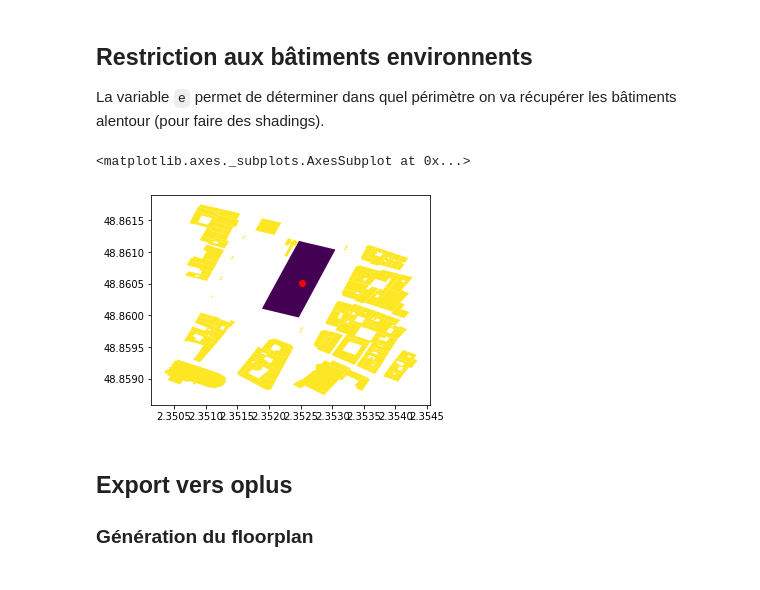
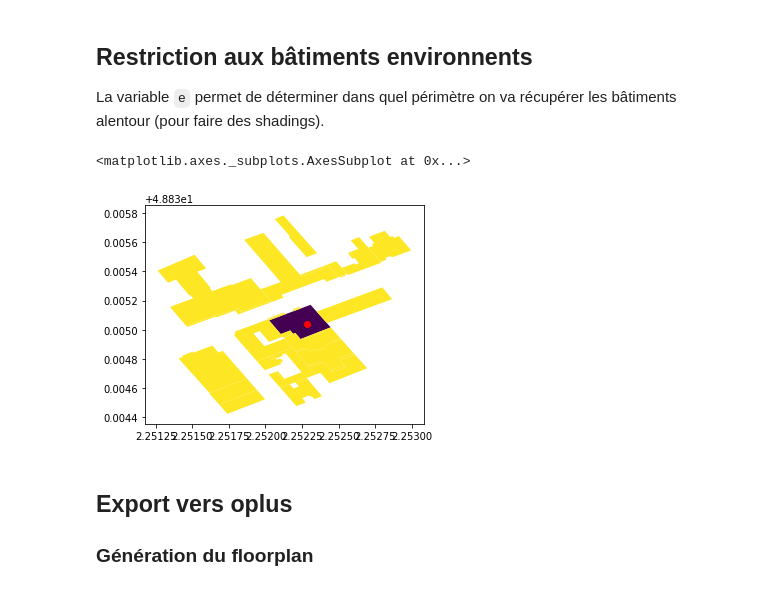
Before and after one commit to openergy/oplusclient, a Jupyter notebook: samples/cadastre.ipynb, the cells around one changed output. Drawn from its saved outputs; the diff is of its cells as text; code cells hidden in the pictures.

```diff
--- a/samples/cadastre.ipynb
+++ b/samples/cadastre.ipynb
@@ -27,7 +27,7 @@ Changer lat et lon pour la latitude et longitude d'un point à l'intérieur du b
 
 (l'exemple initial est situé dans le 4e arrondissement de Paris, il faut donc entrer 4 quand demandé)
 # %%
-lat, lon = 48.860506, 2.352529
+lat, lon = 48.835039, 2.252281
 coords = [lon, lat]
 resp = requests.get(f"https://geo.api.gouv.fr/communes?lon={lon}&lat={lat}").json()
 if len(resp) == 0:
@@ -56,16 +56,16 @@ Ville: Paris
 
 La variable `e` permet de déterminer dans quel périmètre on va récupérer les bâtiments alentour (pour faire des shadings).
 # %%
-e = 0.0015
+e = 0.0005
 point = shapely.geometry.Point(coords)
 surroundings_df = df.cx[coords[0] - e: coords[0] + e, coords[1] - e: coords[1] + e]
 surroundings_df = surroundings_df.copy()
 surroundings_df["shading"] = surroundings_df.geometry.map(lambda x: not point.within(x))
 base = surroundings_df.plot("shading", figsize = (5,5))
 pd.GeoDataFrame(geometry=pd.points_from_xy([lon], [lat])).plot(ax=base, color='r')
 # %% [output]
 <matplotlib.axes._subplots.AxesSubplot at 0x...>
-[figure, old version]
+[figure, new version]
 # %% [markdown]
 ## Export vers oplus
 
```
Also changed, not shown: parts of 2 cells of this notebook.
